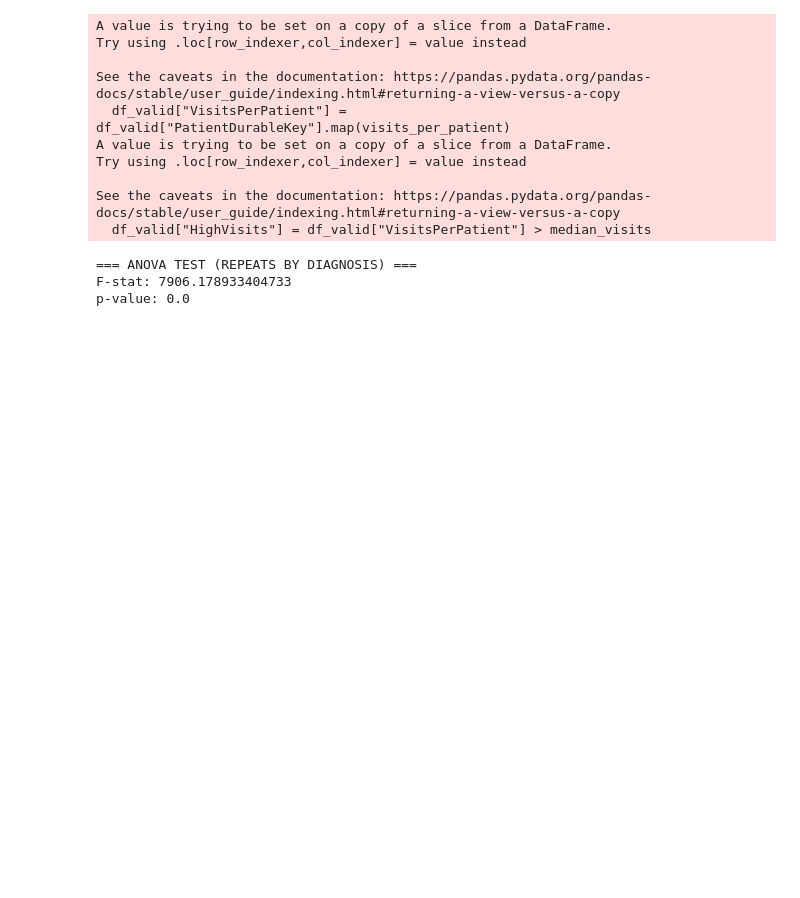
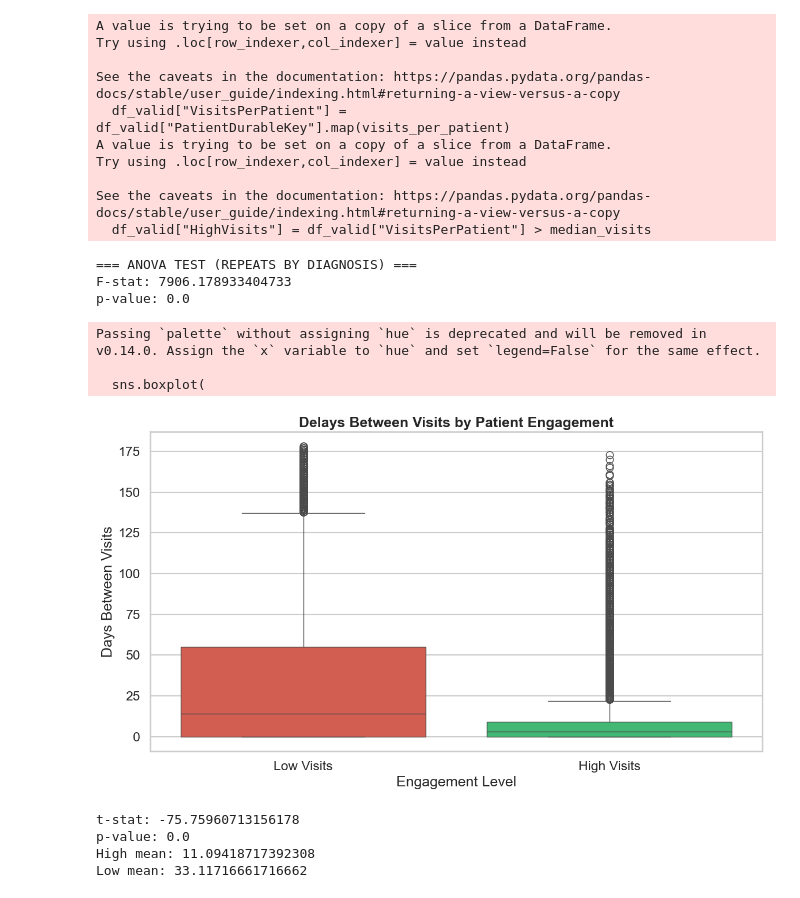
Before and after one commit to sampanackal45/DATAFEST26, a Jupyter notebook: datafestcode.ipynb, the cells around one changed output. Cells and saved outputs as stored; diff of their text form; code cells hidden in the pictures; blank space fills up the shorter version.

Commit message:
Graph 1a

```diff
--- a/datafestcode.ipynb
+++ b/datafestcode.ipynb
@@ -412,3 +438,60 @@ print("p-value:", p_value)
 === ANOVA TEST (REPEATS BY DIAGNOSIS) ===
 F-stat: 7906.178933404733
 p-value: 0.0
+# %%
+# Only keep rows with valid TimeGap
+df_valid = df[df["TimeGap"].notna()].copy()
+
+# Calculate visits per patient
+visits_per_patient = df_valid.groupby("PatientDurableKey").size()
+
+# Add visits count to dataframe
+df_valid["VisitsPerPatient"] = df_valid["PatientDurableKey"].map(visits_per_patient)
+
+# Split into high vs low groups
+median_visits = df_valid["VisitsPerPatient"].median()
+
+df_valid["HighVisits"] = df_valid["VisitsPerPatient"] > median_visits
+# %%
+import seaborn as sns
+import matplotlib.pyplot as plt
+
+sns.boxplot(
+    x="HighVisits",
+    y="TimeGap",
+    data=df_valid,
+    palette={"True": "#2ECC71", "False": "#E74C3C"}
+)
+
+plt.title("Delays Between Visits by Patient Engagement", weight='bold')
+plt.xlabel("Engagement Level")
+plt.ylabel("Days Between Visits")
+plt.xticks([0,1], ["Low Visits", "High Visits"])
+
+plt.tight_layout()
+plt.show()
+# %% [output]
+Passing `palette` without assigning `hue` is deprecated and will be removed in v0.14.0. Assign the `x` variable to `hue` and set `legend=False` for the same effect.
+
+  sns.boxplot(
+[figure, added]
+# %%
+from scipy.stats import ttest_ind
+
+# Split groups
+high = df_valid[df_valid["HighVisits"] == True]["TimeGap"]
+low = df_valid[df_valid["HighVisits"] == False]["TimeGap"]
+
+# Run test
+t_stat, p_value = ttest_ind(high, low, equal_var=False)
+
+print("t-stat:", t_stat)
+print("p-value:", p_value)
+
+print("High mean:", high.mean())
+print("Low mean:", low.mean())
+# %% [output]
+t-stat: -75.75960713156178
+p-value: 0.0
+High mean: 11.09418717392308
+Low mean: 33.11716661716662
```
Also changed, not shown: parts of 4 cells of this notebook.
